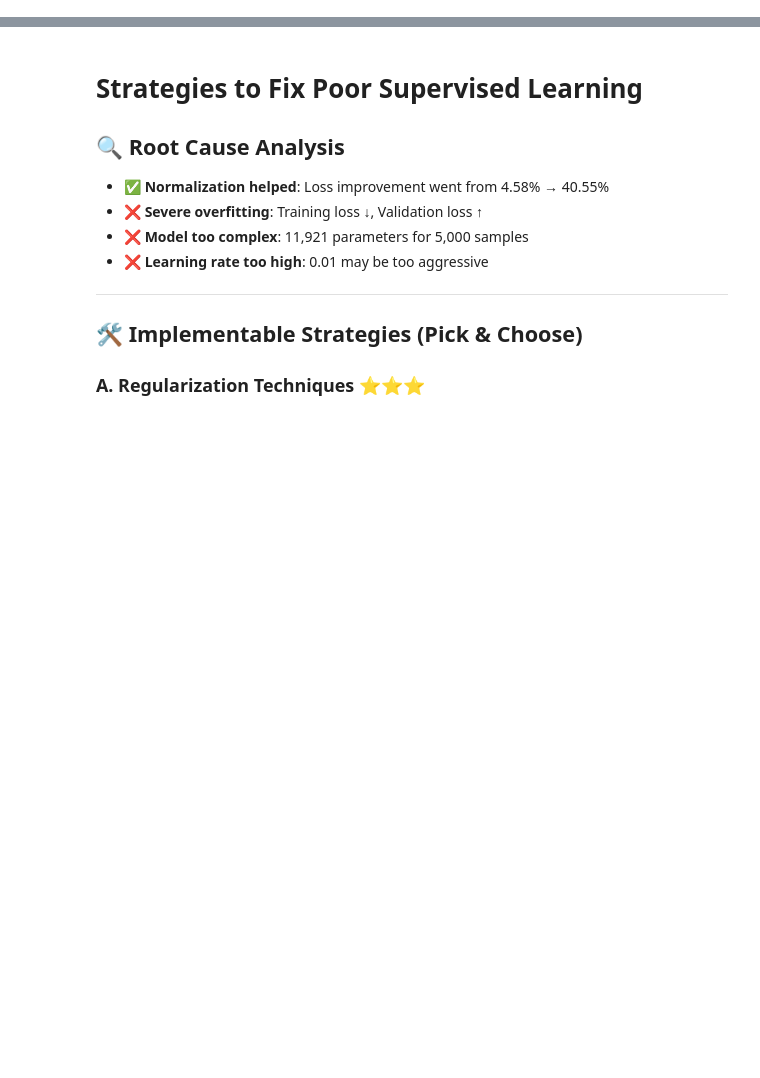
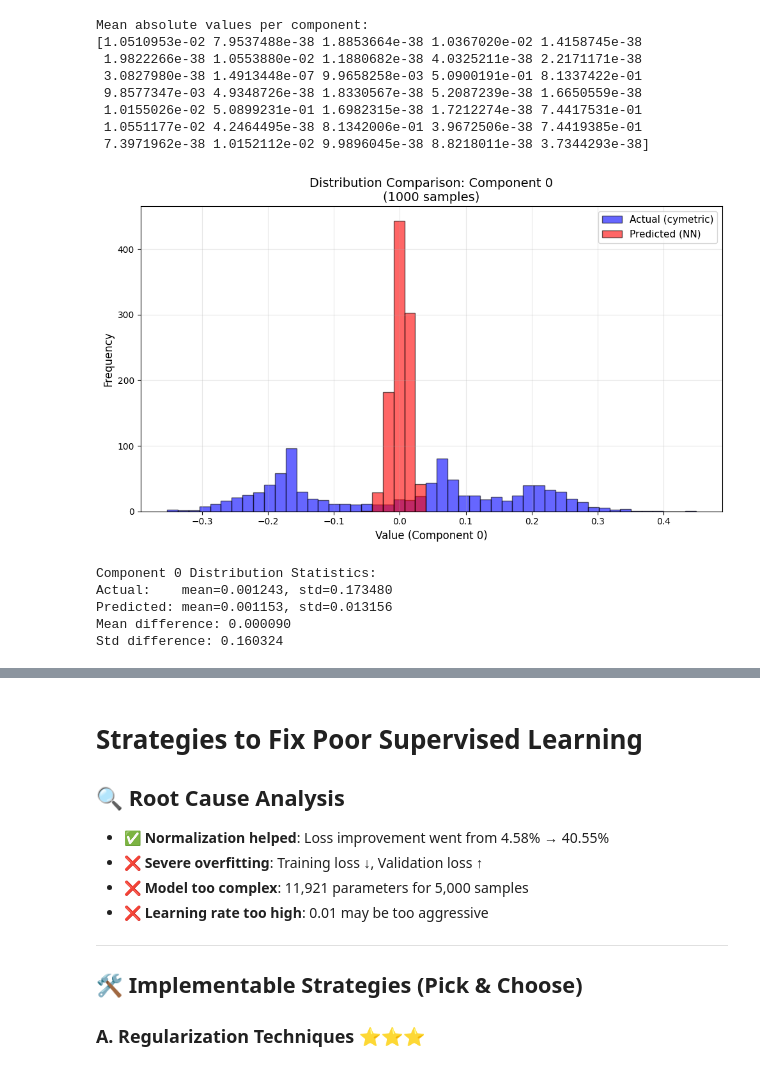
Before and after one commit to TomasSilva/LearningG2, a Jupyter notebook: run_interactive.ipynb, the cells around one changed output, grey strips where cells are left out. Drawn from its saved outputs; the diff is of its cells as text; code cells hidden in the pictures; blank space fills up the shorter version.

```diff
--- a/run_interactive.ipynb
+++ b/run_interactive.ipynb
@@ -126,2 +148,56 @@ Active MAPE: 137.81%
 # %%
-np.mean(np.absolute(predicted_g2form_vecs),axis=0)
+########################################################################################
+### Component Testing ###
+########################################################################################
+
+# Mean absolute values per component
+mean_abs_per_component = np.mean(np.absolute(predicted_g2form_vecs), axis=0)
+print("Mean absolute values per component:")
+print(mean_abs_per_component)
+
+# Select which component to visualize (change this to any value 0-34)
+hist_component_idx = 0
+# Zero components: [1, 2, 4, 5, 7, 8, 9, 10, 11, 16, 17, 18, 19, 22, 23, 26, 28, 30, 32, 33, 34]
+
+# Extract the selected component from all samples
+actual_component = test_outputs_vecs[:, hist_component_idx].numpy()
+predicted_component = predicted_g2form_vecs[:, hist_component_idx]
+
+# Create shared bins based on the combined data range
+combined_data = np.concatenate([actual_component, predicted_component])
+bins = np.linspace(combined_data.min(), combined_data.max(), 50)
+
+# Create histogram plot
+plt.figure(figsize=(10, 6))
+plt.hist(actual_component, bins=bins, alpha=0.6, label='Actual (cymetric)', color='blue', edgecolor='black')
+plt.hist(predicted_component, bins=bins, alpha=0.6, label='Predicted (NN)', color='red', edgecolor='black')
+
+plt.xlabel(f'Value (Component {hist_component_idx})', fontsize=12)
+plt.ylabel('Frequency', fontsize=12)
+plt.title(f'Distribution Comparison: Component {hist_component_idx}\n({len(actual_component)} samples)', fontsize=14)
+plt.legend(fontsize=11)
+plt.grid(True, alpha=0.3)
+plt.tight_layout()
+plt.show()
+
+# Print distribution statistics
+print(f"\nComponent {hist_component_idx} Distribution Statistics:")
+print(f"Actual:    mean={actual_component.mean():.6f}, std={actual_component.std():.6f}")
+print(f"Predicted: mean={predicted_component.mean():.6f}, std={predicted_component.std():.6f}")
+print(f"Mean difference: {np.abs(actual_component.mean() - predicted_component.mean()):.6f}")
+print(f"Std difference: {np.abs(actual_component.std() - predicted_component.std()):.6f}")
+# %% [output]
+Mean absolute values per component:
+[1.0510953e-02 7.9537488e-38 1.8853664e-38 1.0367020e-02 1.4158745e-38
+ 1.9822266e-38 1.0553880e-02 1.1880682e-38 4.0325211e-38 2.2171171e-38
+ 3.0827980e-38 1.4913448e-07 9.9658258e-03 5.0900191e-01 8.1337422e-01
+ 9.8577347e-03 4.9348726e-38 1.8330567e-38 5.2087239e-38 1.6650559e-38
+ 1.0155026e-02 5.0899231e-01 1.6982315e-38 1.7212274e-38 7.4417531e-01
+ 1.0551177e-02 4.2464495e-38 8.1342006e-01 3.9672506e-38 7.4419385e-01
+ 7.3971962e-38 1.0152112e-02 9.9896045e-38 8.8218011e-38 3.7344293e-38]
+[figure, added]
+Component 0 Distribution Statistics:
+Actual:    mean=0.001243, std=0.173480
+Predicted: mean=0.001153, std=0.013156
+Mean difference: 0.000090
+Std difference: 0.160324
```
Also changed, not shown: parts of 14 cells of this notebook, 6 other files.
